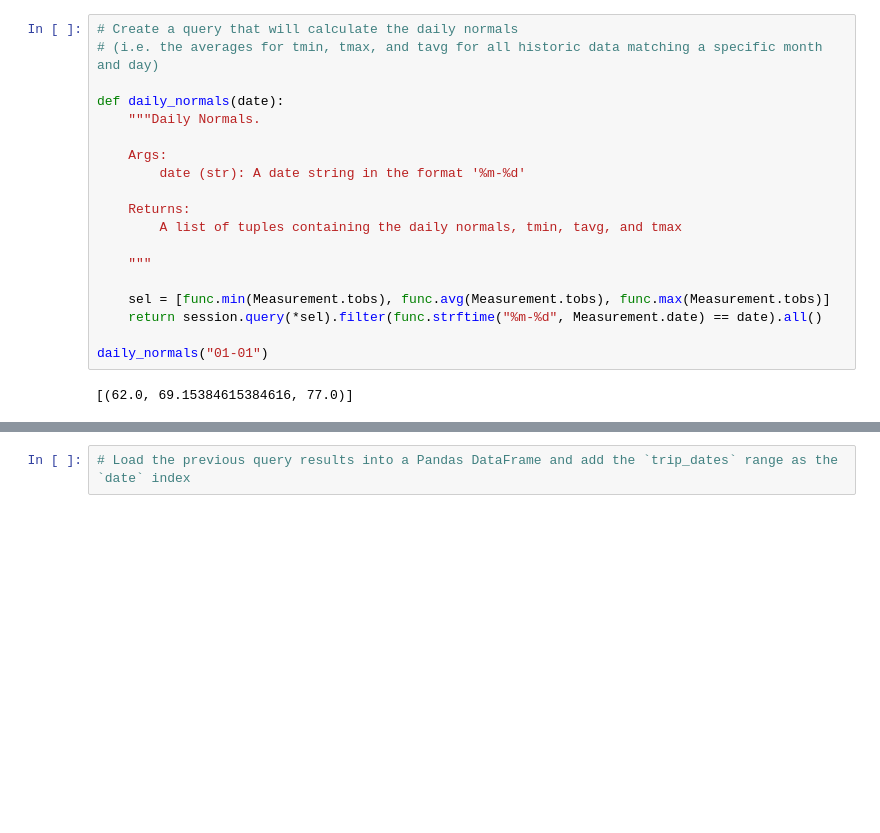
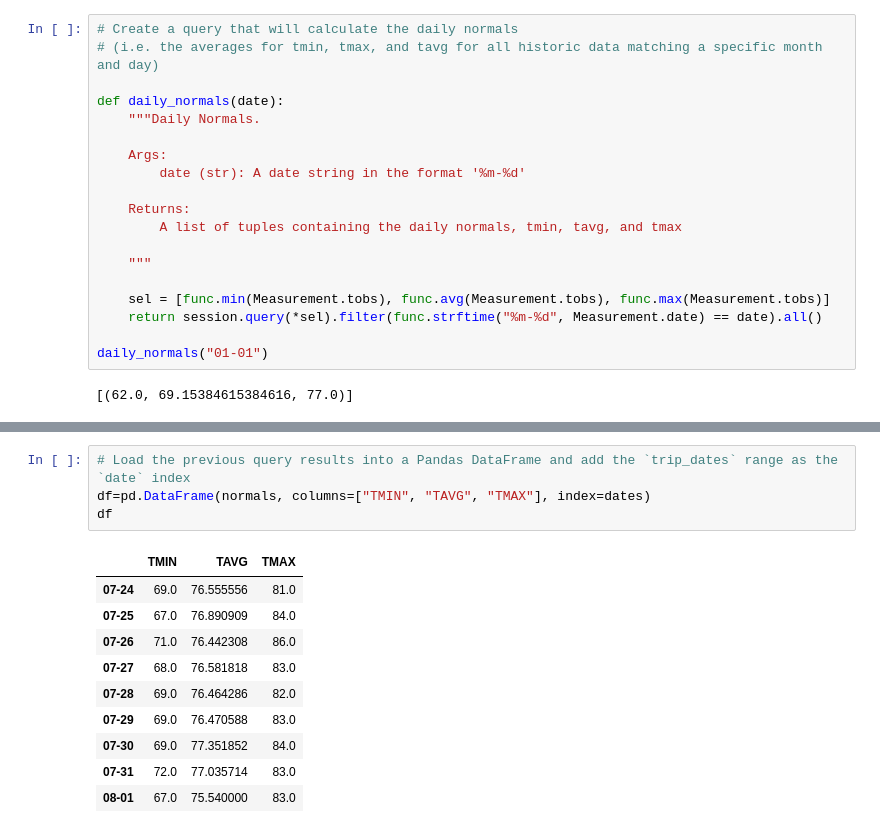
Before and after one commit to akshitap31/Hawaii-Weather-Analysis-withSQLAlchemy, a Jupyter notebook: climate_starter.ipynb, the cells around one changed output, grey strips where cells are left out. Saved outputs shown, nothing was run; the diff lists cells and outputs as text; blank space fills up the shorter version.

```diff
--- a/climate_starter.ipynb
+++ b/climate_starter.ipynb
@@ -198,4 +230,17 @@ daily_normals("01-01")
 # %%
 # Load the previous query results into a Pandas DataFrame and add the `trip_dates` range as the `date` index
+df=pd.DataFrame(normals, columns=["TMIN", "TAVG", "TMAX"], index=dates)
+df
+# %% [output]
+|  | TMIN | TAVG | TMAX |
+| 07-24 | 69.0 | 76.555556 | 81.0 |
+| 07-25 | 67.0 | 76.890909 | 84.0 |
+| 07-26 | 71.0 | 76.442308 | 86.0 |
+| 07-27 | 68.0 | 76.581818 | 83.0 |
+| 07-28 | 69.0 | 76.464286 | 82.0 |
+| 07-29 | 69.0 | 76.470588 | 83.0 |
+| 07-30 | 69.0 | 77.351852 | 84.0 |
+| 07-31 | 72.0 | 77.035714 | 83.0 |
+| 08-01 | 67.0 | 75.540000 | 83.0 |
 # %%
 # Plot the daily normals as an area plot with `stacked=False`
```
Also changed, not shown: parts of 6 cells of this notebook.
